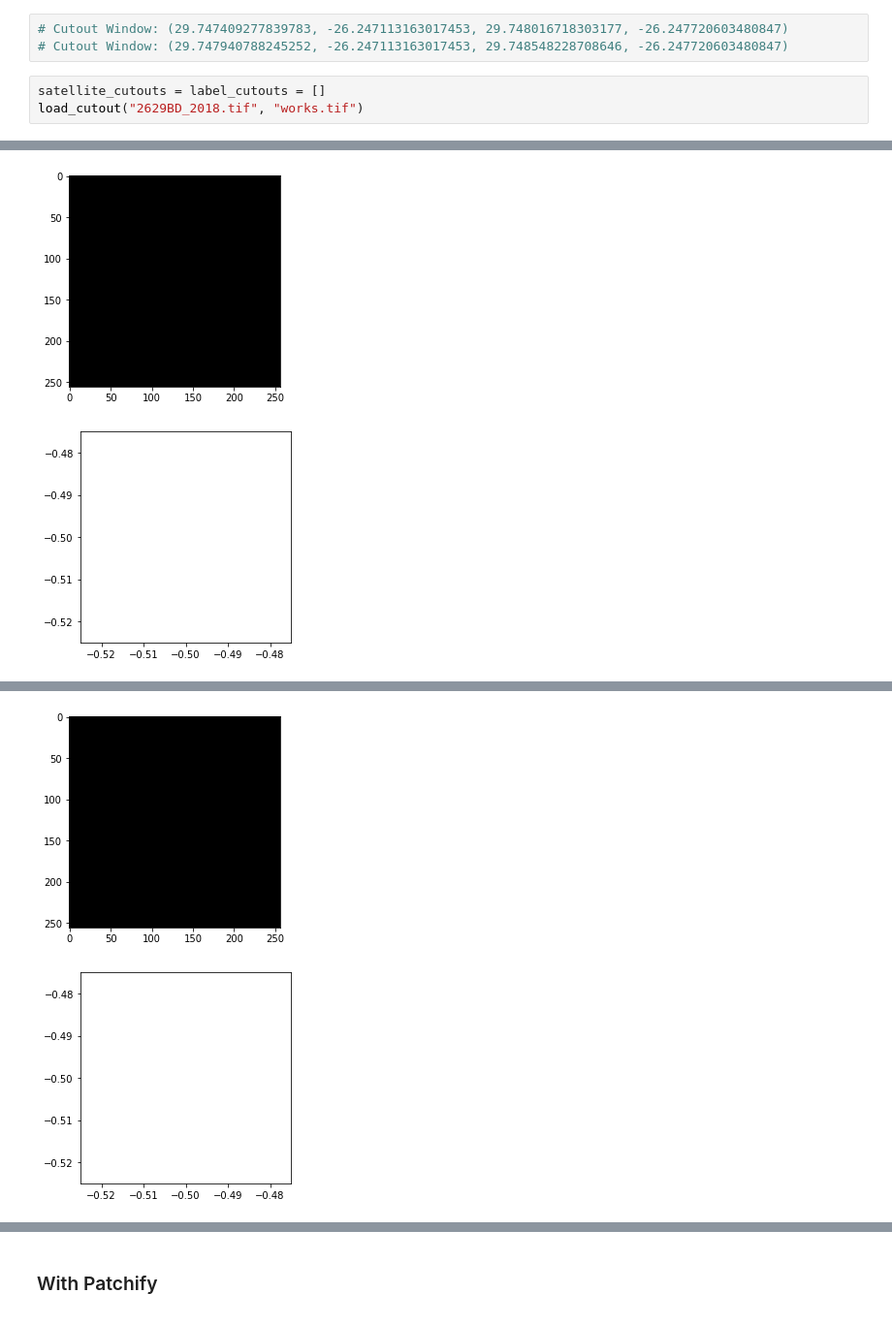
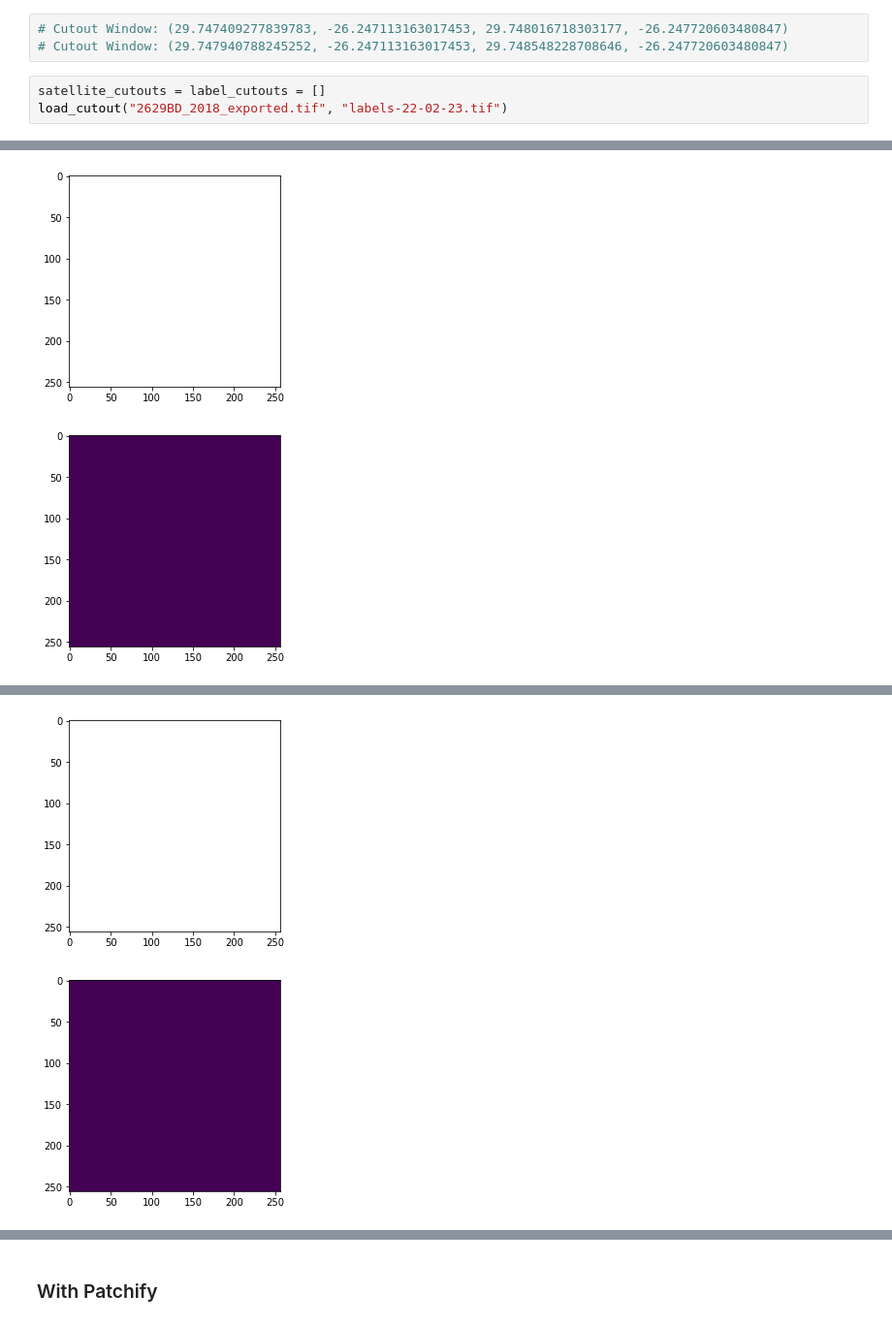
Before and after one commit to lgiesen/DL-Semantic-Segmentation-of-Tree-Stock-in-South-Africa-Using-Satellite-Images, a Jupyter notebook: 3_train_eval_pred.ipynb, the cells around one changed output, grey strips where cells are left out. Shown at 97% size. Saved outputs shown, nothing was run; the diff lists cells and outputs as text.

```diff
--- a/3_train_eval_pred.ipynb
+++ b/3_train_eval_pred.ipynb
@@ -355,6 +355,6 @@ show(cutout_label_rowcol)
 # Cutout Window: (29.747940788245252, -26.247113163017453, 29.748548228708646, -26.247720603480847)
 # %%
 satellite_cutouts = label_cutouts = []
-load_cutout("2629BD_2018.tif", "works.tif")
+load_cutout("2629BD_2018_exported.tif", "labels-22-02-23.tif")
 # %% [output]
 X: 0, Y: 0
@@ -362,2 +362,2 @@ Cutout Window: (29.746877767434313, -26.247113163017453, 29.747485207897707, -26
-[figure, old version]
+[figure, new version]
-[figure, old version]
+[figure, new version]
@@ -367,2 +367,2 @@ Cutout Window: (29.747409277839783, -26.247113163017453, 29.748016718303177, -26
-[figure, old version]
+[figure, new version]
-[figure, old version]
+[figure, new version]
```
Also changed, not shown: parts of 8 cells of this notebook, 1 other file.
